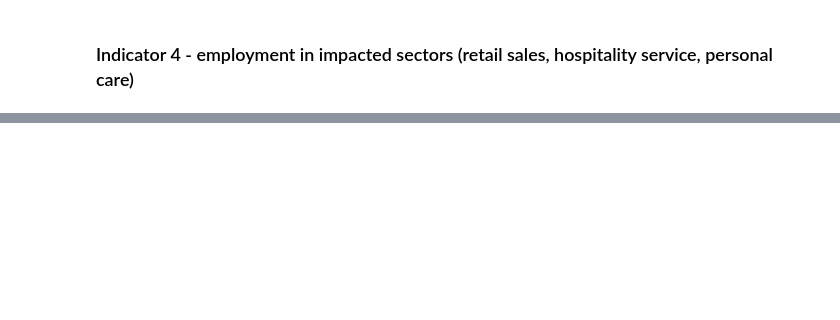
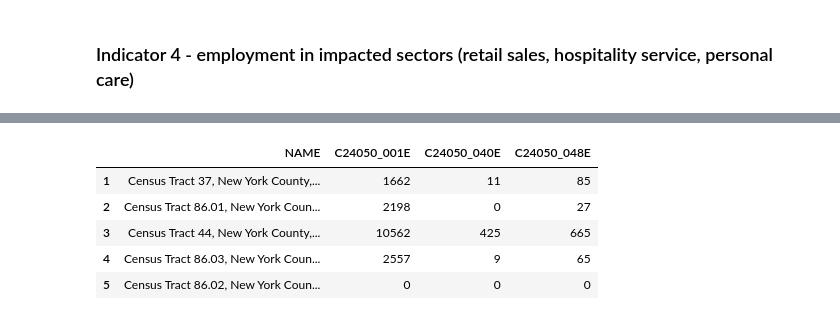
Before and after one commit to community-insight-impact/cvi_ucla_partnership, a Jupyter notebook: notebooks/merge_data_rent.ipynb, the cells around one changed output, grey strips where cells are left out. Drawn from its saved outputs; the diff is of its cells as text; code cells hidden in the pictures; blank space fills up the shorter version.

```diff
--- a/notebooks/merge_data_rent.ipynb
+++ b/notebooks/merge_data_rent.ipynb
@@ -175,0 +222,9 @@ employment.head()
+# %%
+indusByOccup[1:].head()
+# %% [output]
+|  | NAME | C24050_001E | C24050_040E | C24050_048E |
+| 1 | Census Tract 37, New York County,... | 1662 | 11 | 85 |
+| 2 | Census Tract 86.01, New York Coun... | 2198 | 0 | 27 |
+| 3 | Census Tract 44, New York County,... | 10562 | 425 | 665 |
+| 4 | Census Tract 86.03, New York Coun... | 2557 | 9 | 65 |
+| 5 | Census Tract 86.02, New York Coun... | 0 | 0 | 0 |
```
Also changed, not shown: parts of 4 cells of this notebook.
